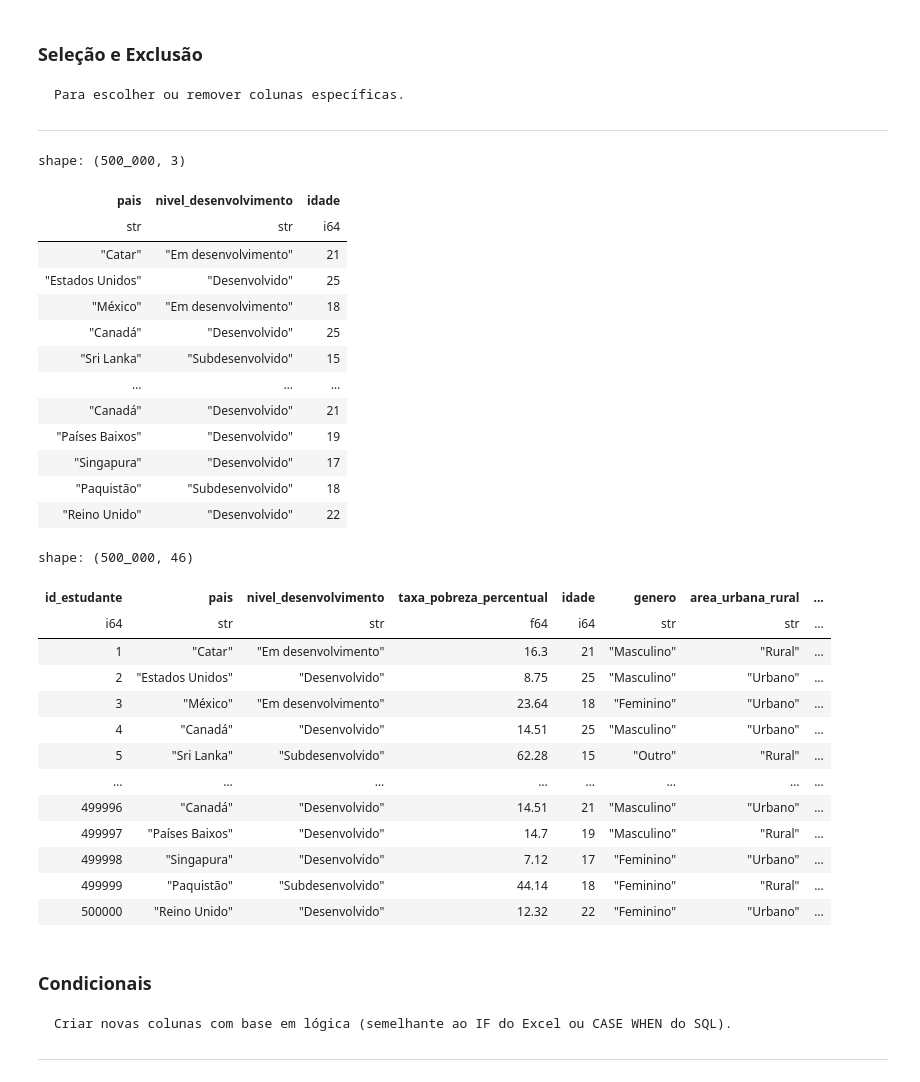
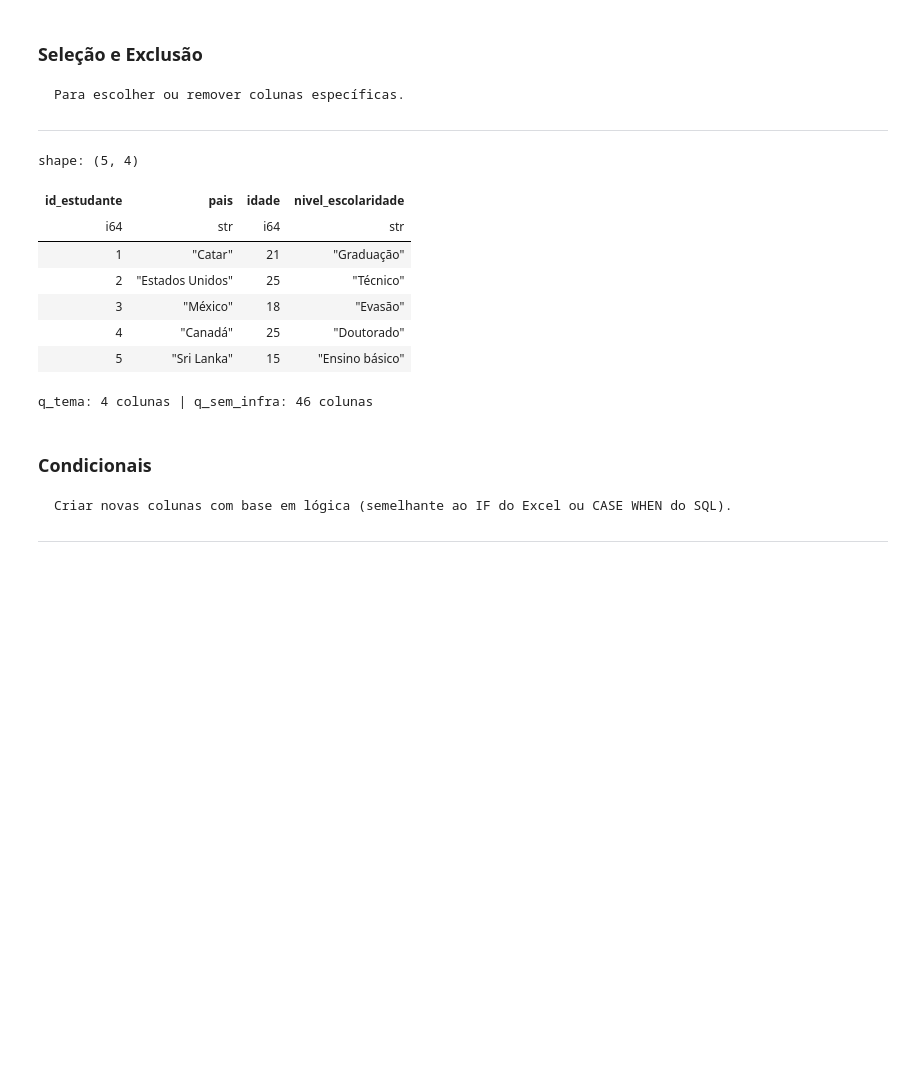
Before and after one commit to indiarasantos/Analise_Impacto_IA_Redes_Sociais_Saude_Alunos, a Jupyter notebook: Parte2_PréProcessameno_AnálisePolars/analise_polars_parte1.ipynb, the cells around one changed output. Cells and saved outputs as stored; diff of their text form; code cells hidden in the pictures; blank space fills up the shorter version.

````diff
--- a/Parte2_PréProcessameno_AnálisePolars/analise_polars_parte1.ipynb
+++ b/Parte2_PréProcessameno_AnálisePolars/analise_polars_parte1.ipynb
@@ -105,46 +110,25 @@ Para escolher ou remover colunas específicas.
 ```
 ---
 # %%
-# Selecionar apenas colunas de interesse
-q_simples = inicial.select(["pais", "nivel_desenvolvimento", "idade"])
+# Selecionar apenas as colunas do tema (redes, saúde e desempenho)
+cols_tema = ["id_estudante", "pais", "idade", "nivel_escolaridade"]
+q_tema = inicial.select(list(dict.fromkeys(cols_tema)))
 
 # .drop() remove as colunas listadas
-q_sem_codigos = inicial.drop(["indice_infraestrutura_internet","velocidade_media_internet_mbps"])
+q_sem_infra = inicial.drop(["indice_infraestrutura_internet", "velocidade_media_internet_mbps"])
 
-# Seleciona tudo (implícito) excluindo as colunas listadas
-q_sem_codigos = inicial.select(pl.exclude(["indice_infraestrutura_internet","velocidade_media_internet_mbps"]))
-
-display(q_simples.collect())
-display(q_sem_codigos.collect())
+display(q_tema.head(5).collect())
+print("q_tema:", q_tema.collect_schema().len(), "colunas | q_sem_infra:", q_sem_infra.collect_schema().len(), "colunas")
 # %% [output]
-shape: (500_000, 3)
+shape: (5, 4)
-| pais | nivel_desenvolvimento | idade |
-| str | str | i64 |
-| "Catar" | "Em desenvolvimento" | 21 |
-| "Estados Unidos" | "Desenvolvido" | 25 |
-| "México" | "Em desenvolvimento" | 18 |
-| "Canadá" | "Desenvolvido" | 25 |
-| "Sri Lanka" | "Subdesenvolvido" | 15 |
-| … | … | … |
-| "Canadá" | "Desenvolvido" | 21 |
-| "Países Baixos" | "Desenvolvido" | 19 |
-| "Singapura" | "Desenvolvido" | 17 |
-| "Paquistão" | "Subdesenvolvido" | 18 |
-| "Reino Unido" | "Desenvolvido" | 22 |
+| id_estudante | pais | idade | nivel_escolaridade |
+| i64 | str | i64 | str |
+| 1 | "Catar" | 21 | "Graduação" |
+| 2 | "Estados Unidos" | 25 | "Técnico" |
+| 3 | "México" | 18 | "Evasão" |
+| 4 | "Canadá" | 25 | "Doutorado" |
+| 5 | "Sri Lanka" | 15 | "Ensino básico" |
-shape: (500_000, 46)
+q_tema: 4 colunas | q_sem_infra: 46 colunas
-| id_estudante | pais | nivel_desenvolvimento | taxa_pobreza_percentual | idade | genero | area_urbana_rural | ... |
-| i64 | str | str | f64 | i64 | str | str | ... |
-| 1 | "Catar" | "Em desenvolvimento" | 16.3 | 21 | "Masculino" | "Rural" | ... |
-| 2 | "Estados Unidos" | "Desenvolvido" | 8.75 | 25 | "Masculino" | "Urbano" | ... |
-| 3 | "México" | "Em desenvolvimento" | 23.64 | 18 | "Feminino" | "Urbano" | ... |
-| 4 | "Canadá" | "Desenvolvido" | 14.51 | 25 | "Masculino" | "Urbano" | ... |
-| 5 | "Sri Lanka" | "Subdesenvolvido" | 62.28 | 15 | "Outro" | "Rural" | ... |
-| … | … | … | … | … | … | … | ... |
-| 499996 | "Canadá" | "Desenvolvido" | 14.51 | 21 | "Masculino" | "Urbano" | ... |
-| 499997 | "Países Baixos" | "Desenvolvido" | 14.7 | 19 | "Masculino" | "Rural" | ... |
-| 499998 | "Singapura" | "Desenvolvido" | 7.12 | 17 | "Feminino" | "Urbano" | ... |
-| 499999 | "Paquistão" | "Subdesenvolvido" | 44.14 | 18 | "Feminino" | "Rural" | ... |
-| 500000 | "Reino Unido" | "Desenvolvido" | 12.32 | 22 | "Feminino" | "Urbano" | ... |
 # %% [markdown]
 ### Condicionais
 ```
````
Also changed, not shown: parts of 9 cells of this notebook, 6 other files.
